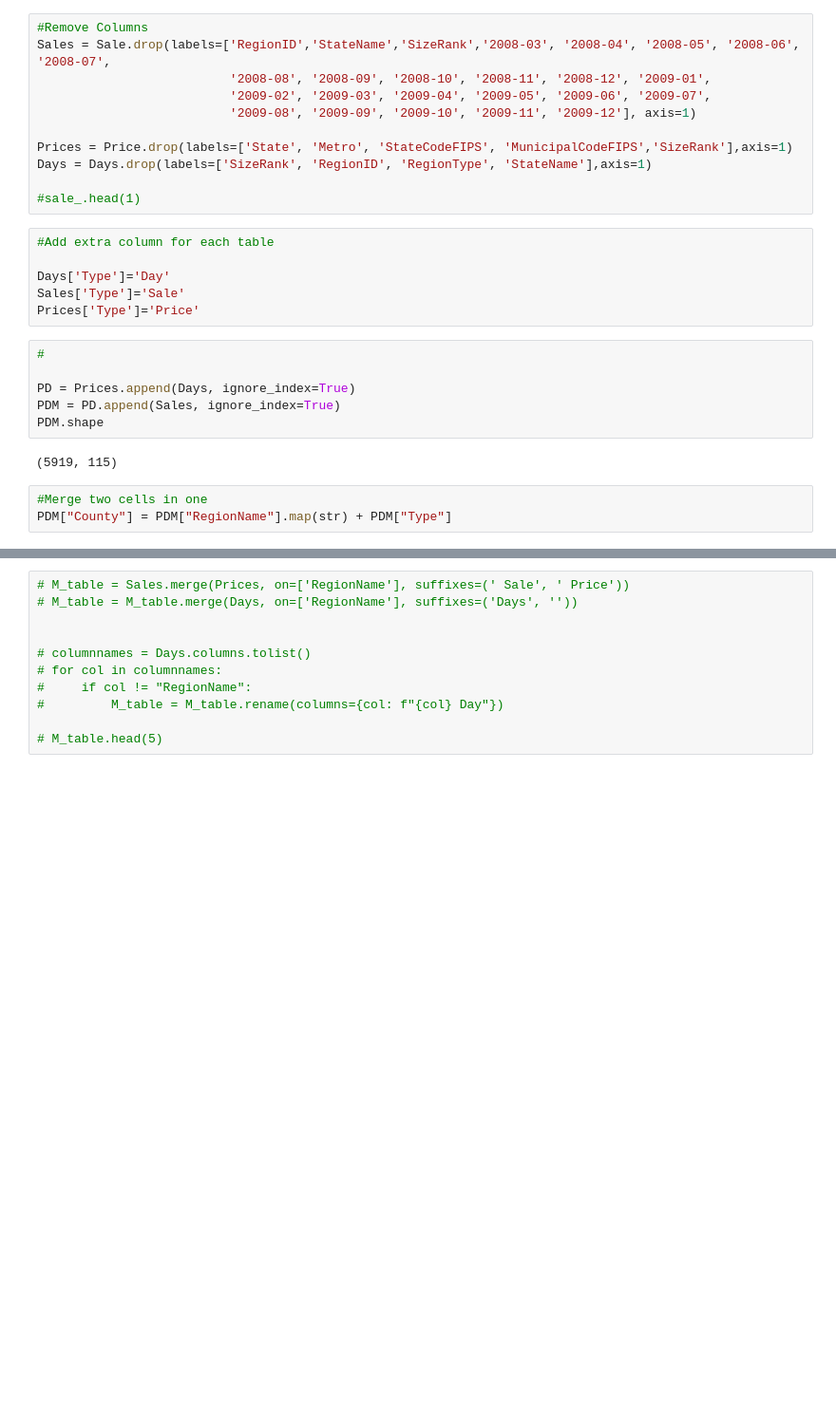
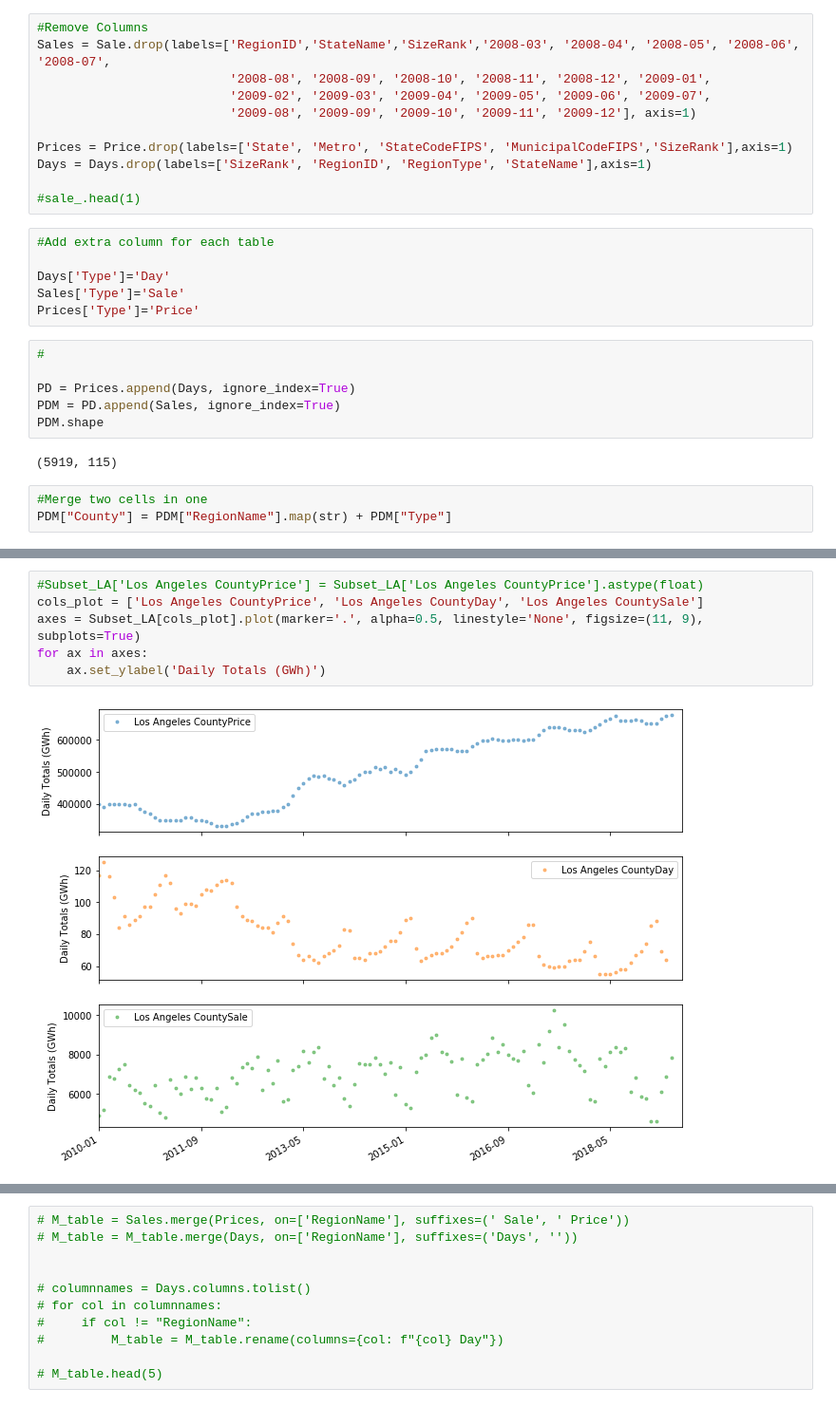
Before and after one commit to alexchao32/Project-1, a Jupyter notebook: Data.ipynb, the cells around one changed output, grey strips where cells are left out. Shown at 95% size. Cells and saved outputs as stored; diff of their text form; blank space fills up the shorter version.

```diff
--- a/Data.ipynb
+++ b/Data.ipynb
@@ -75,0 +94,8 @@ PDM.shape
+# %%
+#Subset_LA['Los Angeles CountyPrice'] = Subset_LA['Los Angeles CountyPrice'].astype(float)
+cols_plot = ['Los Angeles CountyPrice', 'Los Angeles CountyDay', 'Los Angeles CountySale']
+axes = Subset_LA[cols_plot].plot(marker='.', alpha=0.5, linestyle='None', figsize=(11, 9), subplots=True)
+for ax in axes:
+    ax.set_ylabel('Daily Totals (GWh)')
+# %% [output]
+[figure, added]
```
Also changed, not shown: parts of 9 cells of this notebook, 4 other files.
